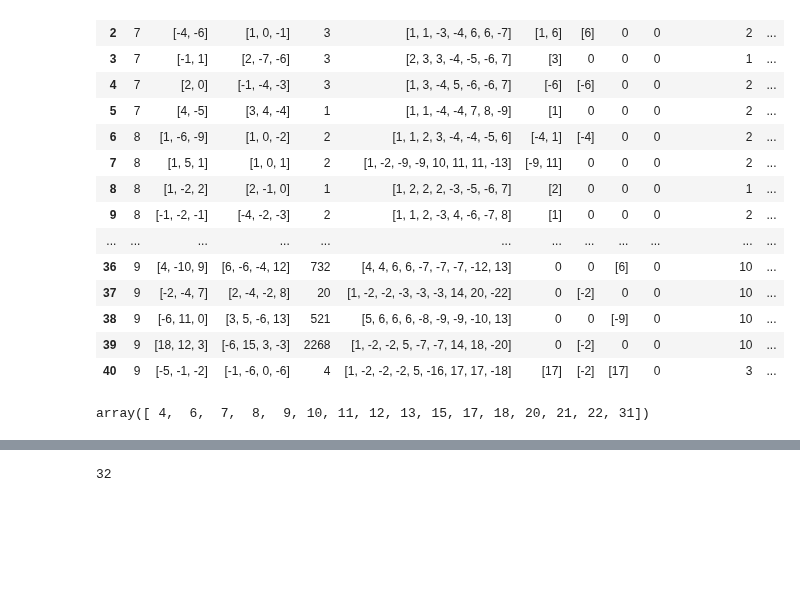
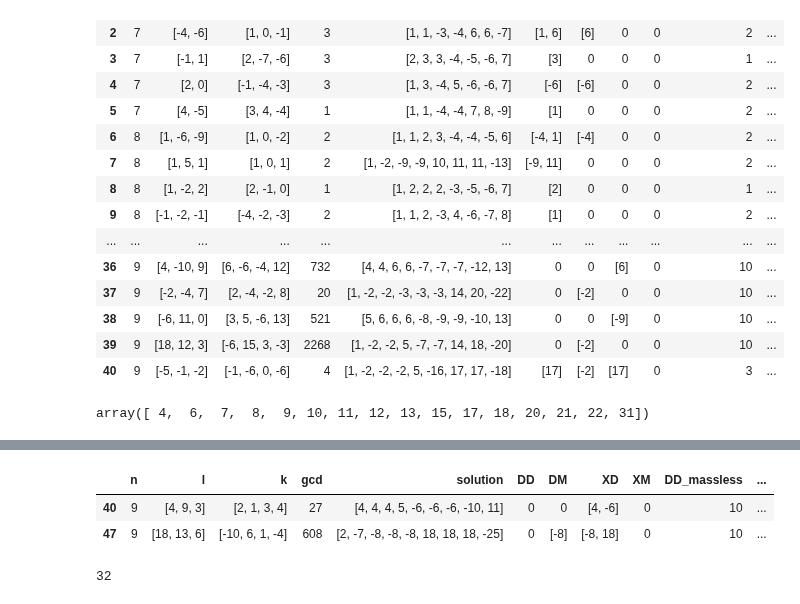
Before and after one commit to LBJ-Wade/anomaly, a Jupyter notebook: Analysis.ipynb, the cells around one changed output, grey strips where cells are left out. Saved outputs shown, nothing was run; the diff lists cells and outputs as text; code cells hidden in the pictures; blank space fills up the shorter version.

Commit message:
add det=0 massless fermions

```diff
--- a/Analysis.ipynb
+++ b/Analysis.ipynb
@@ -315,3 +295,11 @@ fl6
+# %%
+n=9
+x=1
+fl6[(fl6['n']==n) & (fl6['XD_massless']==x)].sort_values(['DD_massless','DM_massless','XM_massless'],ascending=False)
+# %% [output]
+|  | n | l | k | gcd | solution | DD | DM | XD | XM | DD_massless | ... |
+| 40 | 9 | [4, 9, 3] | [2, 1, 3, 4] | 27 | [4, 4, 4, 5, -6, -6, -6, -10, 11] | 0 | 0 | [4, -6] | 0 | 10 | ... |
+| 47 | 9 | [18, 13, 6] | [-10, 6, 1, -4] | 608 | [2, -7, -8, -8, -8, 18, 18, 18, -25] | 0 | [-8] | [-8, 18] | 0 | 10 | ... |
 # %%
 np.sort( fl6['solution'].apply(lambda l: np.abs(l).max()).unique() ).max()
 # %% [output]
```
Also changed, not shown: parts of 4 cells of this notebook.
